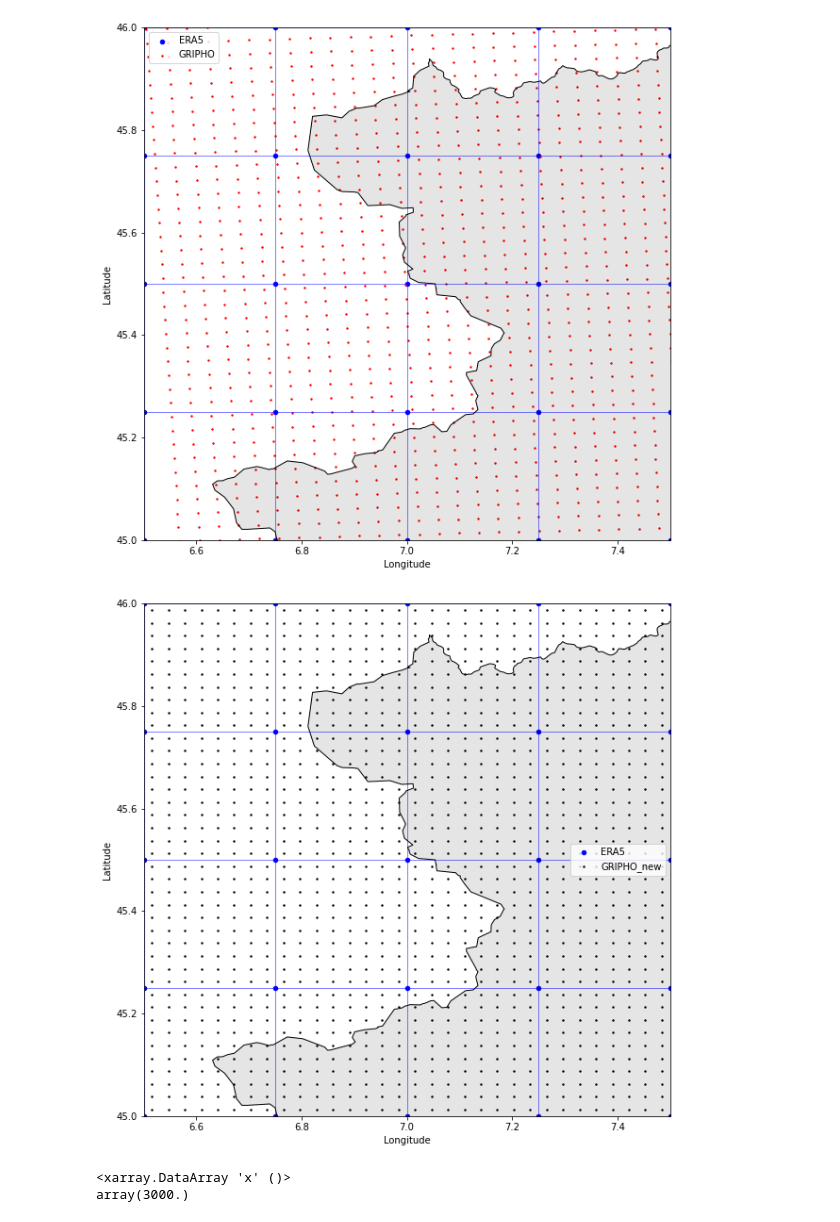
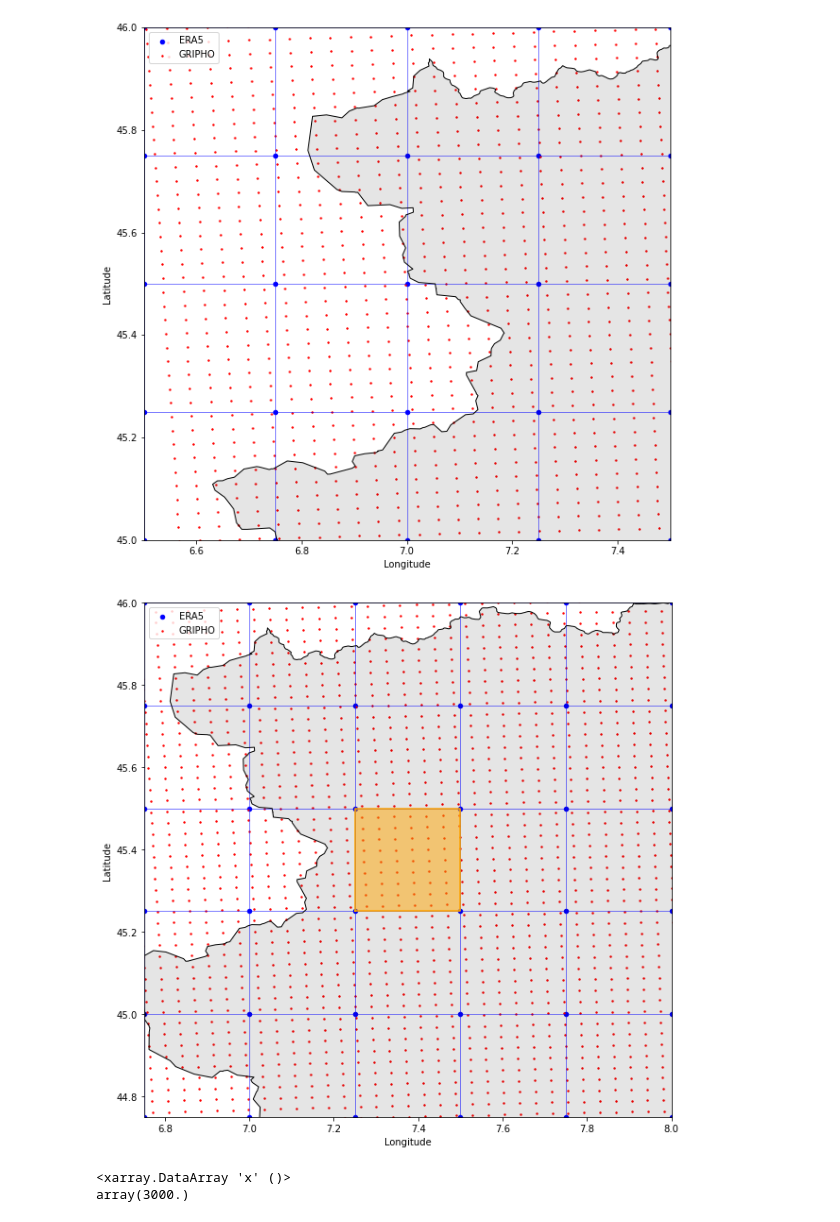
Before and after one commit to valebl/precipitation-maps, a Jupyter notebook: visualizations.ipynb, the cells around one changed output. Saved outputs shown, nothing was run; the diff lists cells and outputs as text; code cells hidden in the pictures.

```diff
--- a/visualizations.ipynb
+++ b/visualizations.ipynb
@@ -144,18 +144,19 @@ plot_italy(zones)
 # %%
 fig, ax = plt.subplots(1, figsize=(10,10))
 plt.scatter(LON_ERA5, LAT_ERA5, color='blue', s=20, label='ERA5')
-# plt.scatter(LON_GRIPHO, LAT_GRIPHO, color='red', s=2, label='GRIPHO')
-plt.scatter(LON_GRIPHO_new, LAT_GRIPHO_new, color='black', s=2, label='GRIPHO_new')
+plt.scatter(LON_GRIPHO, LAT_GRIPHO, color='red', s=2, label='GRIPHO')
+# plt.scatter(LON_GRIPHO_new, LAT_GRIPHO_new, color='black', s=2, label='GRIPHO')
 [plt.axhline(y = yi, color = 'b', linestyle = '-', linewidth = 0.5) for yi in LAT_ERA5[:,0]]
 [plt.axvline(x = xi, color = 'b', linestyle = '-', linewidth = 0.5) for xi in LON_ERA5[0,:]]
 plt.xlabel('Longitude')
 plt.ylabel('Latitude')
-plt.xlim([6.50,7.50])
-plt.ylim([45,46])
+plt.xlim([6.75,8])
+plt.ylim([44.75,46])
 plt.legend()
 plot_italy(zones)
+draw_rectangle(7.25,7.50,45.25, 45.5, 'orange', fill=True, alpha=0.5)
 # %% [output]
-[figure, old version]
+[figure, new version]
 # %%
 GRIPHO.x[1] - GRIPHO.x[0]
 # %% [output]
```
Also changed, not shown: parts of 2 cells of this notebook.
